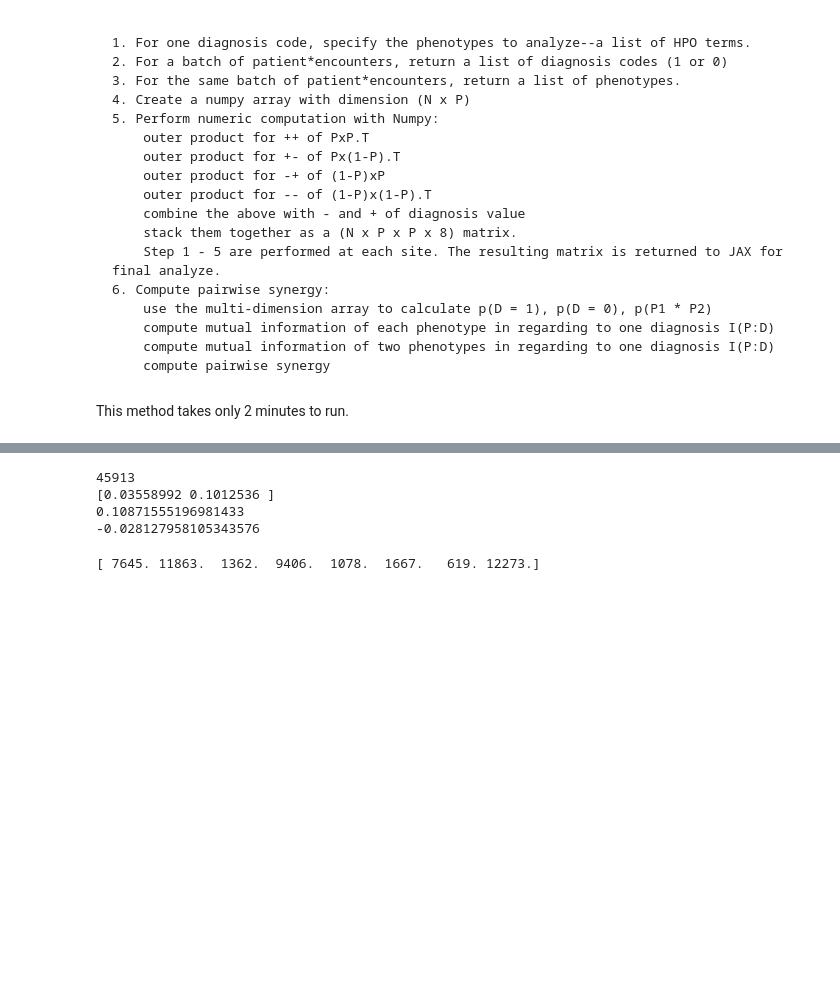
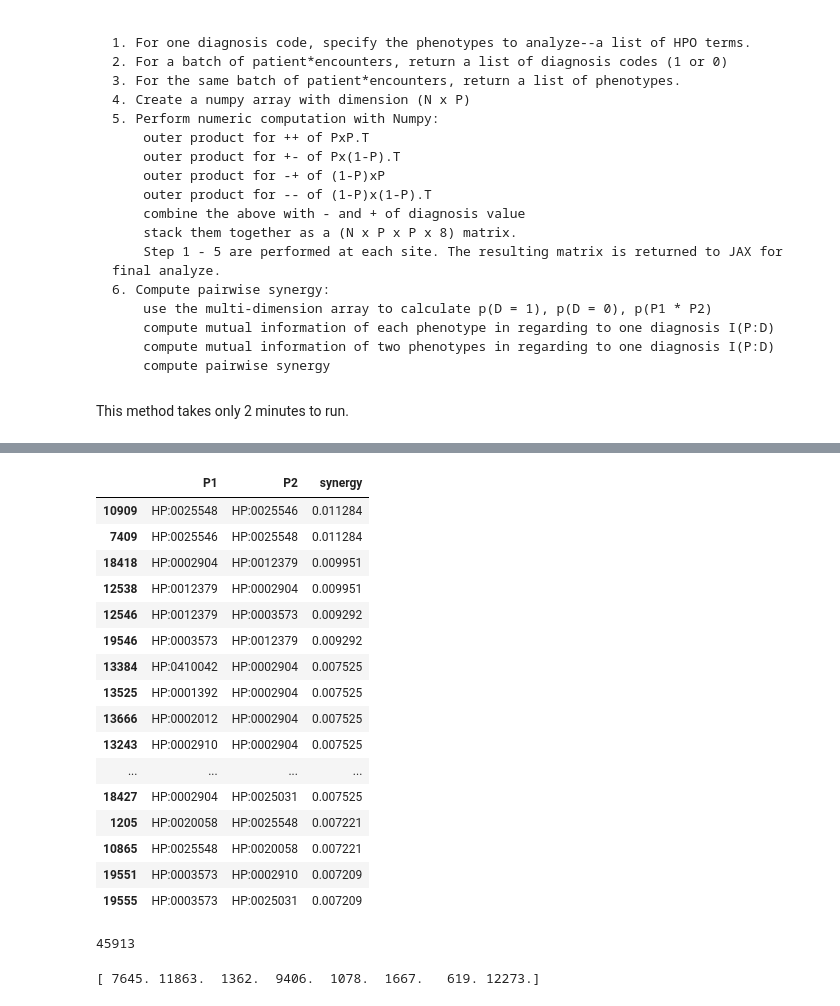
Before and after one commit to TheJacksonLaboratory/MIMIC_HPO, a Jupyter notebook: src/main/resources/mutual_info.ipynb, the cells around one changed output, grey strips where cells are left out. Saved outputs shown, nothing was run; the diff lists cells and outputs as text; code cells hidden in the pictures; blank space fills up the shorter version.

```diff
--- a/src/main/resources/mutual_info.ipynb
+++ b/src/main/resources/mutual_info.ipynb
@@ -1405,13 +1442,32 @@ print(S[0,:])
+# %%
+N = len(label)
+P1 = np.repeat(label, N)
+P2 = np.tile(label, N)
+data = pd.DataFrame(data = {'P1': P1, 'P2': P2, 'synergy': S.flat})
+# %%
+data.sort_values(by = 'synergy', ascending=False).head(20)
+# %% [output]
+|  | P1 | P2 | synergy |
+| 10909 | HP:0025548 | HP:0025546 | 0.011284 |
+| 7409 | HP:0025546 | HP:0025548 | 0.011284 |
+| 18418 | HP:0002904 | HP:0012379 | 0.009951 |
+| 12538 | HP:0012379 | HP:0002904 | 0.009951 |
+| 12546 | HP:0012379 | HP:0003573 | 0.009292 |
+| 19546 | HP:0003573 | HP:0012379 | 0.009292 |
+| 13384 | HP:0410042 | HP:0002904 | 0.007525 |
+| 13525 | HP:0001392 | HP:0002904 | 0.007525 |
+| 13666 | HP:0002012 | HP:0002904 | 0.007525 |
+| 13243 | HP:0002910 | HP:0002904 | 0.007525 |
+| ... | ... | ... | ... |
+| 18427 | HP:0002904 | HP:0025031 | 0.007525 |
+| 1205 | HP:0020058 | HP:0025548 | 0.007221 |
+| 10865 | HP:0025548 | HP:0020058 | 0.007221 |
+| 19551 | HP:0003573 | HP:0002910 | 0.007209 |
+| 19555 | HP:0003573 | HP:0025031 | 0.007209 |
 # %%
 print(synergies['428'].__getattribute__('case_N') + synergies['428'].__getattribute__('control_N'))
-print(I[0:2])
-print(II[0,1])
-print(S[0,1])
 # %% [output]
 45913
-[0.03558992 0.1012536 ]
-0.10871555196981433
--0.028127958105343576
 # %%
 print(synergies['428'].__getattribute__('m2')[0,1,:])
 # %% [output]
```
Also changed, not shown: parts of 9 cells of this notebook, 1 other file.
